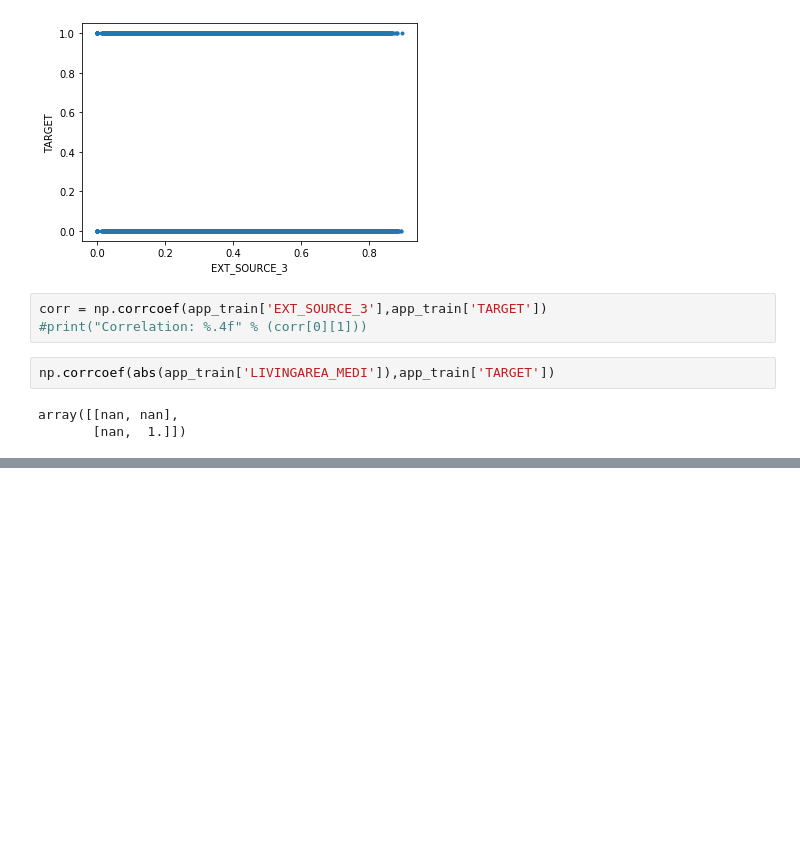
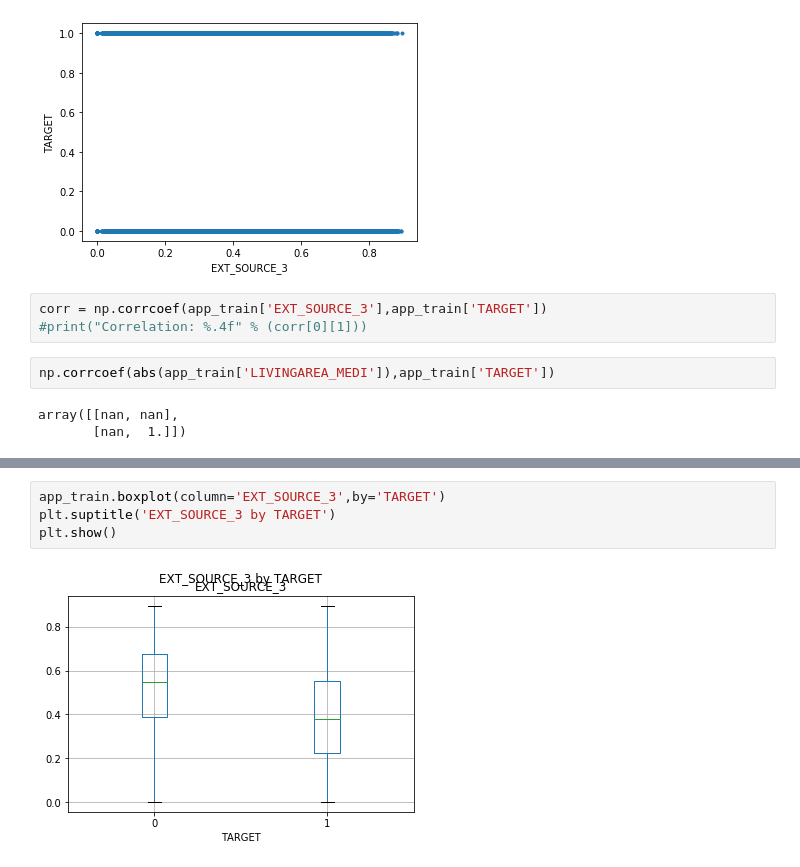
Before and after one commit to glennhome/3rd-ML100Days, a Jupyter notebook: homework/Day_015_HW.ipynb, the cells around one changed output, grey strips where cells are left out. Cells and saved outputs as stored; diff of their text form; blank space fills up the shorter version.

```diff
--- a/homework/Day_015_HW.ipynb
+++ b/homework/Day_015_HW.ipynb
@@ -139,0 +145,6 @@ array([[nan, nan],
+# %%
+app_train.boxplot(column='EXT_SOURCE_3',by='TARGET')
+plt.suptitle('EXT_SOURCE_3 by TARGET')
+plt.show()
+# %% [output]
+[figure, added]
```
Also changed, not shown: parts of 5 cells of this notebook.
